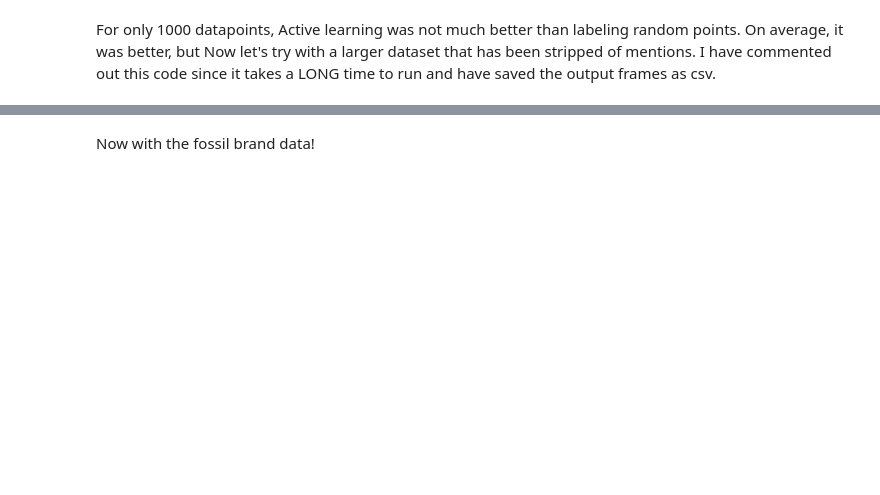
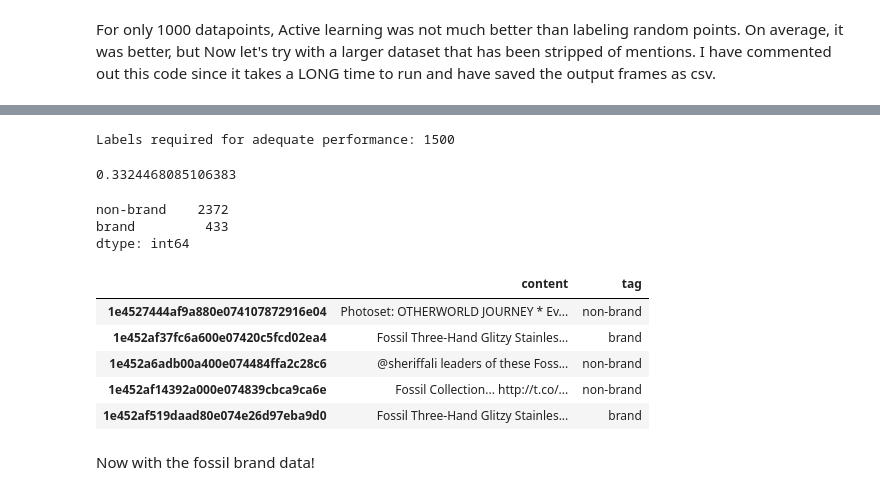
Before and after one commit to Breucopter/Active-Learning-of-Tweets, a Jupyter notebook: Active Learner Visualizations.ipynb, the cells around one changed output, grey strips where cells are left out. Drawn from its saved outputs; the diff is of its cells as text; code cells hidden in the pictures; blank space fills up the shorter version.

```diff
--- a/Active Learner Visualizations.ipynb
+++ b/Active Learner Visualizations.ipynb
@@ -216,6 +215,31 @@ xax.axis_label = 'Amount of Data Labeled'
 yax.axis_label = 'Average Difference in CV F1 Scores'
 
 show()
+# %%
+threshold = round(active['Average'].values[-1],3) - 0.01
+active_labels = active["Average"][active["Average"] >= threshold].index[0]
+print "Labels required for adequate performance:",active_labels
+# %% [output]
+Labels required for adequate performance: 1500
+# %%
+float(active_labels)/float(active.index[-1])
+# %% [output]
+0.3324468085106383
+# %%
+fossil_data['tag'].value_counts()
+# %% [output]
+non-brand    2372
+brand         433
+dtype: int64
+# %%
+fossil_data.head()
+# %% [output]
+|  | content | tag |
+| 1e4527444af9a880e074107872916e04 | Photoset: OTHERWORLD JOURNEY * Ev... | non-brand |
+| 1e452af37fc6a600e07420c5fcd02ea4 | Fossil Three-Hand Glitzy Stainles... | brand |
+| 1e452a6adb00a400e074484ffa2c28c6 | @sheriffali leaders of these Foss... | non-brand |
+| 1e452af14392a000e074839cbca9ca6e | Fossil Collection... http://t.co/... | non-brand |
+| 1e452af519daad80e074e26d97eba9d0 | Fossil Three-Hand Glitzy Stainles... | brand |
 # %% [markdown]
 Now with the fossil brand data!
 # %%
```
Also changed, not shown: parts of 9 cells of this notebook, 1 other file.
